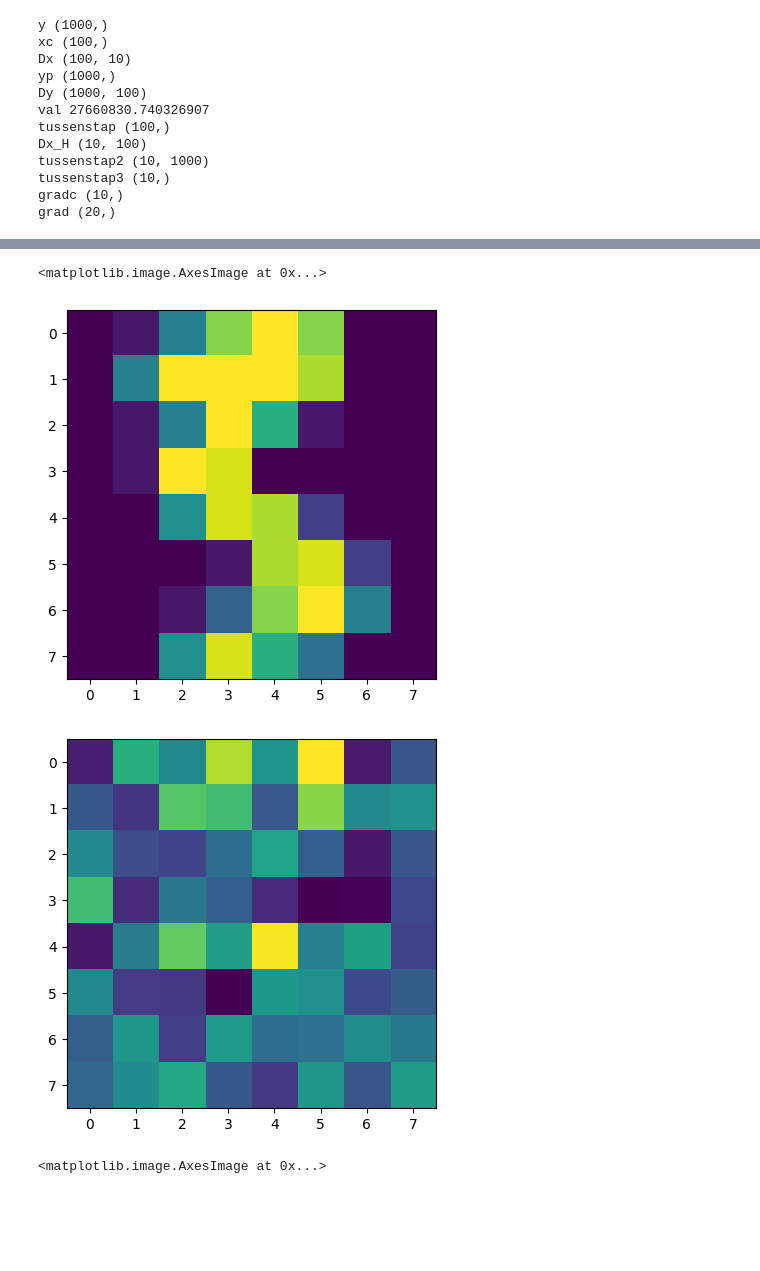
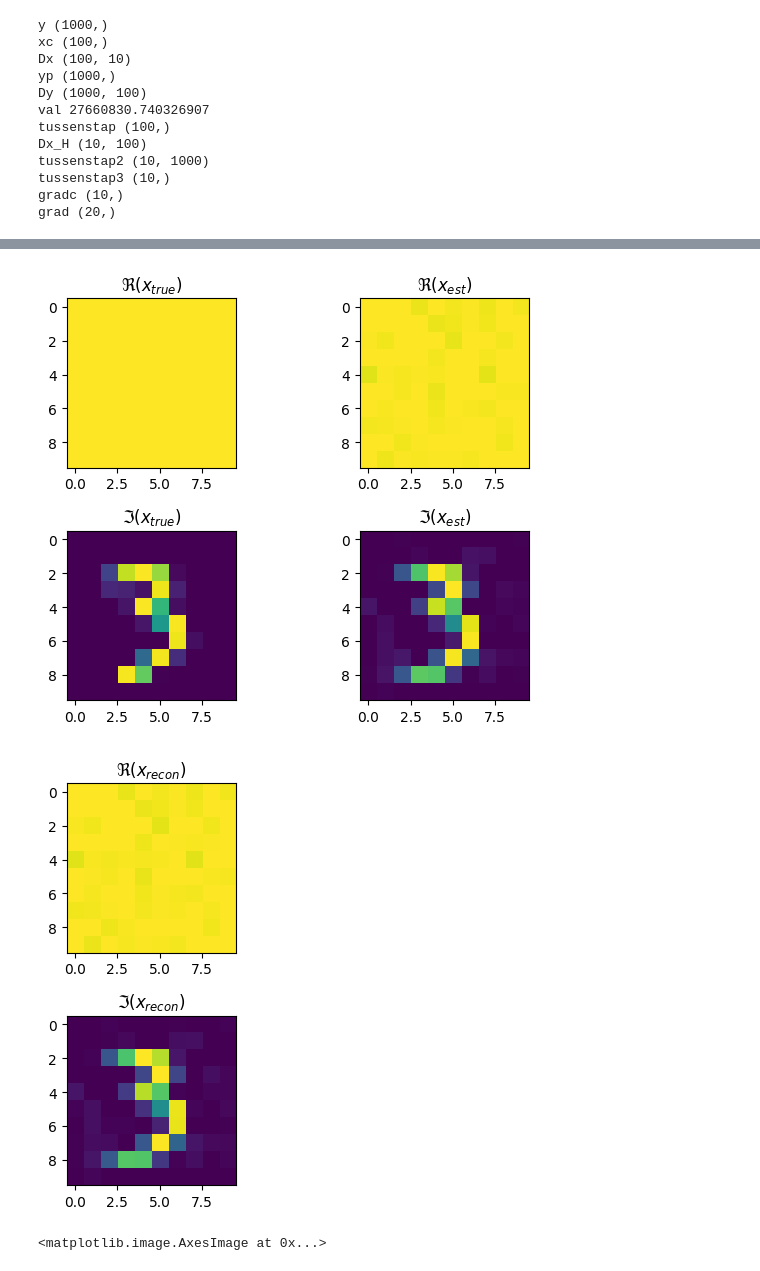
Before and after one commit to Ava99999/signal-thesis, a Jupyter notebook: complex autoencoder/main_autocomplex.ipynb, the cells around one changed output, grey strips where cells are left out. Cells and saved outputs as stored; diff of their text form; code cells hidden in the pictures; blank space fills up the shorter version.

```diff
--- a/complex autoencoder/main_autocomplex.ipynb
+++ b/complex autoencoder/main_autocomplex.ipynb
@@ -537,13 +548,9 @@ def MaskedFourier(M):
     A   = LinearOperator((mx*nx*nx, nx*nx), matvec=mv, rmatvec=rmv) # rmatvec is conjugate operation, so A^H * v
 
     return A
-# %%
-# parameters
-mx      = 100       # number of masks
-n       = sample_shape     # total length of one image
-nx      = int(np.sqrt(sample_shape))  # one side of the image (only works if sample_shape is a square)
 # %%
 # define forward operator with binary masks
+mx = 100       # number of masks
 m  = mx * n
 
 M = np.random.randn(nx,nx,mx)
@@ -553,7 +560,7 @@ M[M>0]=1
 MF   = MaskedFourier(M)
 print(MF.shape)
 Afun = lambda x : np.abs(MF@x)**2
-Ajac = lambda x : LinearOperator((m, n), matvec=lambda z : 2*(MF@x)*np.conj(MF@np.conj(z)), rmatvec=lambda z : 2*(MF.H@((MF@x)*z)))
+Ajac = lambda x : LinearOperator((m, n), matvec=lambda z : (MF@x)*np.conj(MF@np.conj(z)), rmatvec=lambda z : (MF.H@((MF@x)*z)))
 
 A    = Op(fun = Afun, jac = Ajac, shape=(m,n))
 # %% [output]
@@ -572,11 +579,22 @@ G = Op(fun = lambda z : decoderfunc_1D(z, decoder),
                                        rmatvec = lambda p : np.conj(jac_decoder_1D(z, decoder).T) @ p),
        shape = (n,k))
 
+Gstar = Op(fun = lambda z : decoderfunc_1D(z, decoder),
+       jac = lambda z : LinearOperator((n,k), matvec = lambda v : jac_decoder_1D(z, decoder, type="conj") @ v,
+                                       rmatvec = lambda p : np.conj(jac_decoder_1D(z, decoder, type="conj").T) @ p),
+       shape = (n,k))
+
 H = Op(fun = lambda z : decoderfunc_1D(z[:k], decoder) + z[k:],
        jac = lambda z : LinearOperator((n,k+n), matvec = lambda v : block_identity(jac_decoder_1D(z[:k], decoder)) @ v,
                                        rmatvec = lambda p : np.conj(block_identity(jac_decoder_1D(z[:k], decoder)).T) @ p),
        shape = (n,k+n))
 
+# not 100% sure about this one
+Hstar = Op(fun = lambda z : decoderfunc_1D(z[:k], decoder) + z[k:],
+       jac = lambda z : LinearOperator((n,k+n), matvec = lambda v : block_identity(jac_decoder_1D(z[:k], decoder, type="conj")) @ v,
+                                       rmatvec = lambda p : np.conj(block_identity(jac_decoder_1D(z[:k], decoder, type = "conj")).T) @ p),
+       shape = (n,k+n))
+
 # define weights
 w = 1
 # %%
@@ -691,17 +717,40 @@ gradc (10,)
 grad (20,)
 # %%
 # test generative model itself
-xtrue = X_tf[-2].numpy()
+sigma = 0
+xtrue = datatest[1].numpy()
 xtrue_1D = xtrue.flatten()
 
-plt.figure()
-plt.imshow(np.imag(xtrue.reshape(nx,nx)))
+# plt.figure()
+# plt.title("ground truth")
+# plt.imshow(np.imag(xtrue.reshape(nx,nx)))
 
-error, xhat_corr, yobs = reconstruct(xtrue_1D, I, G, w=1, sigma = 0, lmbda=0)
-print(error)
+error, xhat_corr, yobs = reconstruct(xtrue_1D, A, G, Gstar, w=1, sigma = sigma, lmbda=0)
+#xhat_corr = xhat_corr.reshape((nx,nx))
 
-xhat_corr = xhat_corr.reshape((nx,nx))
+print(f"Reconstruction error (sigma = {sigma}): ", error)
 
-plt.figure()
-plt.imshow(np.imag(xhat_corr))
+plot_result(xtrue_1D, xhat_corr)
+
+# plt.figure()
+# plt.title(f"reconstruction with sigma = {sigma}")
+# plt.imshow(np.imag(xhat_corr))
+
+# compare with direct reconstruction of the test image
+compare_y = encoder(make_tensor_shape(xtrue))
+compare_x = decoder(compare_y).numpy()
+
+# plt.figure()
+# plt.title(f"reconstruction through decoder")
+# plt.imshow(np.imag(compare_x.reshape(nx,nx)))
+
+fig, ax = plt.subplots(2,1)
+
+ax[0].imshow(np.real(compare_x.reshape((nx,nx))),clim=[0,1])
+ax[0].set_title(r'$\Re(x_{recon})$')
+ax[1].imshow(np.imag(compare_x.reshape((nx,nx))),clim=[0,1])
+ax[1].set_title(r'$\Im(x_{recon})$')
+
+fig.tight_layout()
+plt.show()
 # %% [output]
@@ -725,6 +758,5 @@ Final gradient norm: 3.043297172665934
-<matplotlib.image.AxesImage at 0x...>
-[figure, old version]
+[figure, new version]
-[figure, old version]
+[figure, new version]
 # %%
 # test with l2
 xtrue = x_test_cx_small[0].numpy()
```
Also changed, not shown: parts of 21 cells of this notebook, 13 other files.
